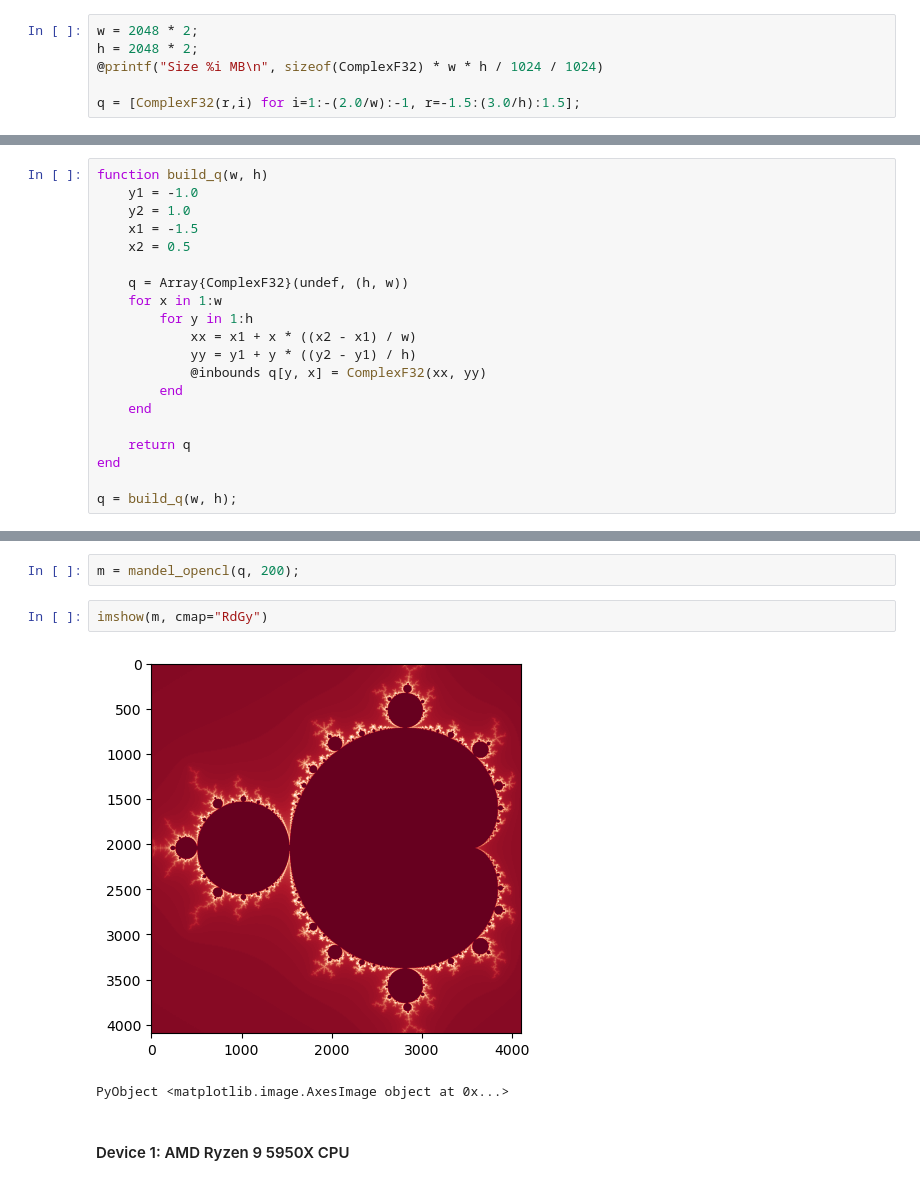
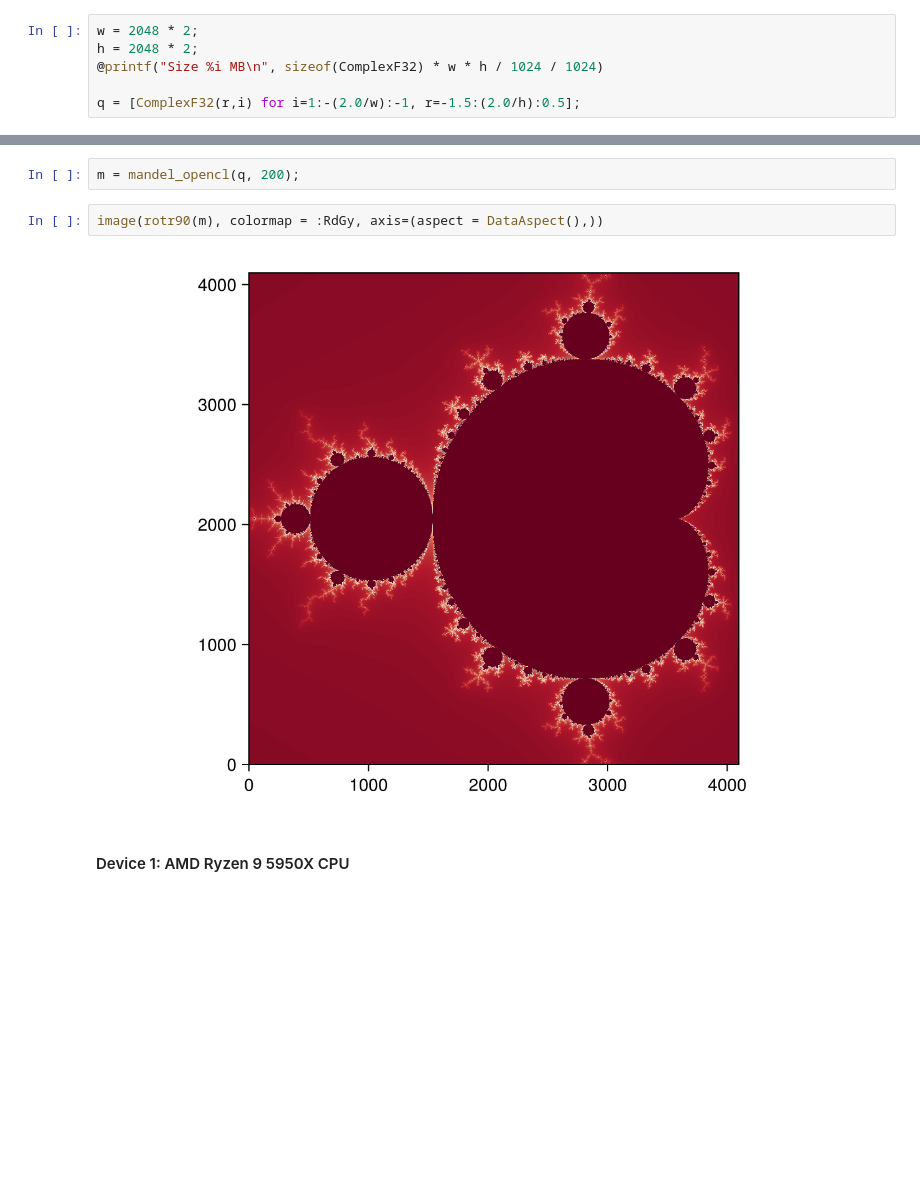
Before and after one commit to JuliaGPU/OpenCL.jl, a Jupyter notebook: examples/notebooks/mandelbrot_fractal.ipynb, the cells around one changed output, grey strips where cells are left out. Saved outputs shown, nothing was run; the diff lists cells and outputs as text; blank space fills up the shorter version.

```diff
--- a/examples/notebooks/mandelbrot_fractal.ipynb
+++ b/examples/notebooks/mandelbrot_fractal.ipynb
@@ -10,29 +10,9 @@ w = 2048 * 2;
 h = 2048 * 2;
 @printf("Size %i MB\n", sizeof(ComplexF32) * w * h / 1024 / 1024)
 
-q = [ComplexF32(r,i) for i=1:-(2.0/w):-1, r=-1.5:(3.0/h):1.5];
+q = [ComplexF32(r,i) for i=1:-(2.0/w):-1, r=-1.5:(2.0/h):0.5];
 # %% [output]
 Size 128 MB
-# %%
-function build_q(w, h)
-    y1 = -1.0
-    y2 = 1.0
-    x1 = -1.5
-    x2 = 0.5
-
-    q = Array{ComplexF32}(undef, (h, w))
-    for x in 1:w
-        for y in 1:h
-            xx = x1 + x * ((x2 - x1) / w)
-            yy = y1 + y * ((y2 - y1) / h)
-            @inbounds q[y, x] = ComplexF32(xx, yy)
-        end
-    end
-
-    return q
-end
-
-q = build_q(w, h);
 # %%
 mandel_source = "
 __kernel void mandelbrot(__global float2 *q,
@@ -69,11 +49,10 @@ end
 mandel_opencl (generic function with 1 method)
 # %%
 m = mandel_opencl(q, 200);
-# %%
-imshow(m, cmap="RdGy")
-# %% [output]
-[figure, removed]
-PyObject <matplotlib.image.AxesImage object at 0x...>
+# %%
+image(rotr90(m), colormap = :RdGy, axis=(aspect = DataAspect(),))
+# %% [output]
+[figure, added]
 # %% [markdown]
 #### Device 1: AMD Ryzen 9 5950X CPU
 # %%
```
Also changed, not shown: parts of 1 cell of this notebook, 4 other files.
